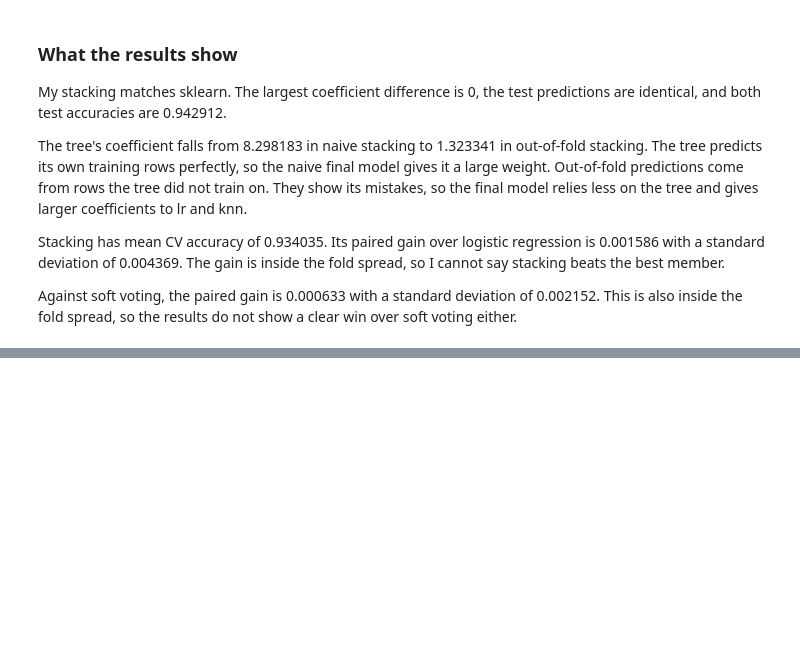
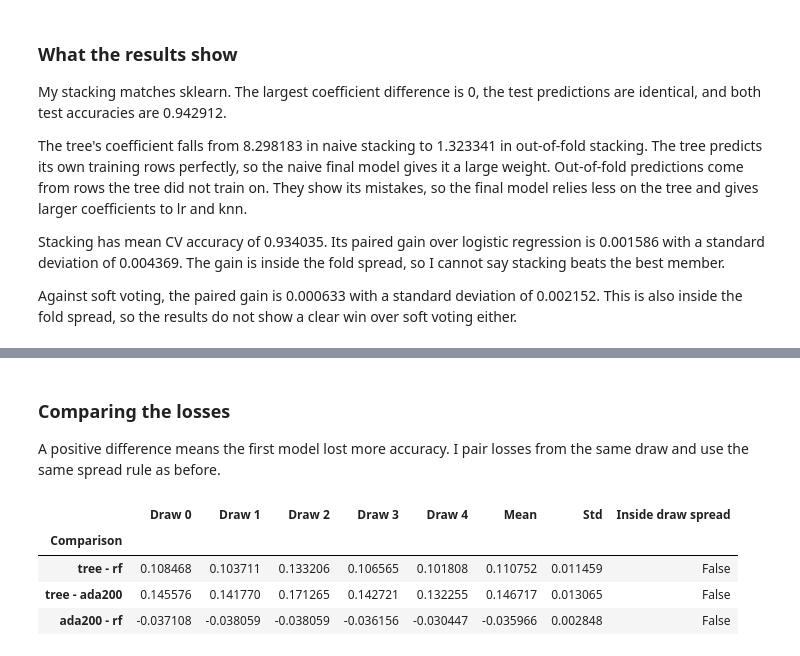
Before and after one commit to ZhalgasB/task-04-ML-course, a Jupyter notebook: bissenbai_task4.ipynb, the cells around one changed output, grey strips where cells are left out. Saved outputs shown, nothing was run; the diff lists cells and outputs as text; code cells hidden in the pictures; blank space fills up the shorter version.

```diff
--- a/bissenbai_task4.ipynb
+++ b/bissenbai_task4.ipynb
@@ -708,0 +917,7 @@ Against soft voting, the paired gain is 0.000633 with a standard deviation of 0.
+# %%
+def flip_labels(y, rate, seed):
+    rng = np.random.default_rng(seed)
+    idx = rng.choice(len(y), size=round(rate * len(y)), replace=False)
+    y_noisy = y.copy()
+    y_noisy[idx] = 1 - y_noisy[idx]
+    return y_noisy, idx
@@ -708,0 +1013,29 @@ Against soft voting, the paired gain is 0.000633 with a standard deviation of 0.
+# %% [markdown]
+### Comparing the losses
+
+A positive difference means the first model lost more accuracy.
+I pair losses from the same draw and use the same spread rule as before.
+# %%
+noise_difference_rows = []
+noise_paired_differences = {}
+for first, second in [("tree", "rf"), ("tree", "ada200"), ("ada200", "rf")]:
+    name = f"{first} - {second}"
+    differences = noise_losses[first] - noise_losses[second]
+    noise_paired_differences[name] = differences
+    noise_difference_rows.append([
+        name, *differences, differences.mean(), differences.std(),
+        abs(differences.mean()) <= differences.std(),
+    ])
+
+noise_difference_columns = ["Comparison", "Draw 0", "Draw 1", "Draw 2", "Draw 3", "Draw 4",
+                            "Mean", "Std", "Inside draw spread"]
+noise_difference_table = pd.DataFrame(
+    noise_difference_rows, columns=noise_difference_columns
+).set_index("Comparison")
+noise_difference_table.round(6)
+# %% [output]
+|  | Draw 0 | Draw 1 | Draw 2 | Draw 3 | Draw 4 | Mean | Std | Inside draw spread |
+| Comparison |  |  |  |  |  |  |  |  |
+| tree - rf | 0.108468 | 0.103711 | 0.133206 | 0.106565 | 0.101808 | 0.110752 | 0.011459 | False |
+| tree - ada200 | 0.145576 | 0.141770 | 0.171265 | 0.142721 | 0.132255 | 0.146717 | 0.013065 | False |
+| ada200 - rf | -0.037108 | -0.038059 | -0.038059 | -0.036156 | -0.030447 | -0.035966 | 0.002848 | False |
```
Also changed, not shown: parts of 17 cells of this notebook.
